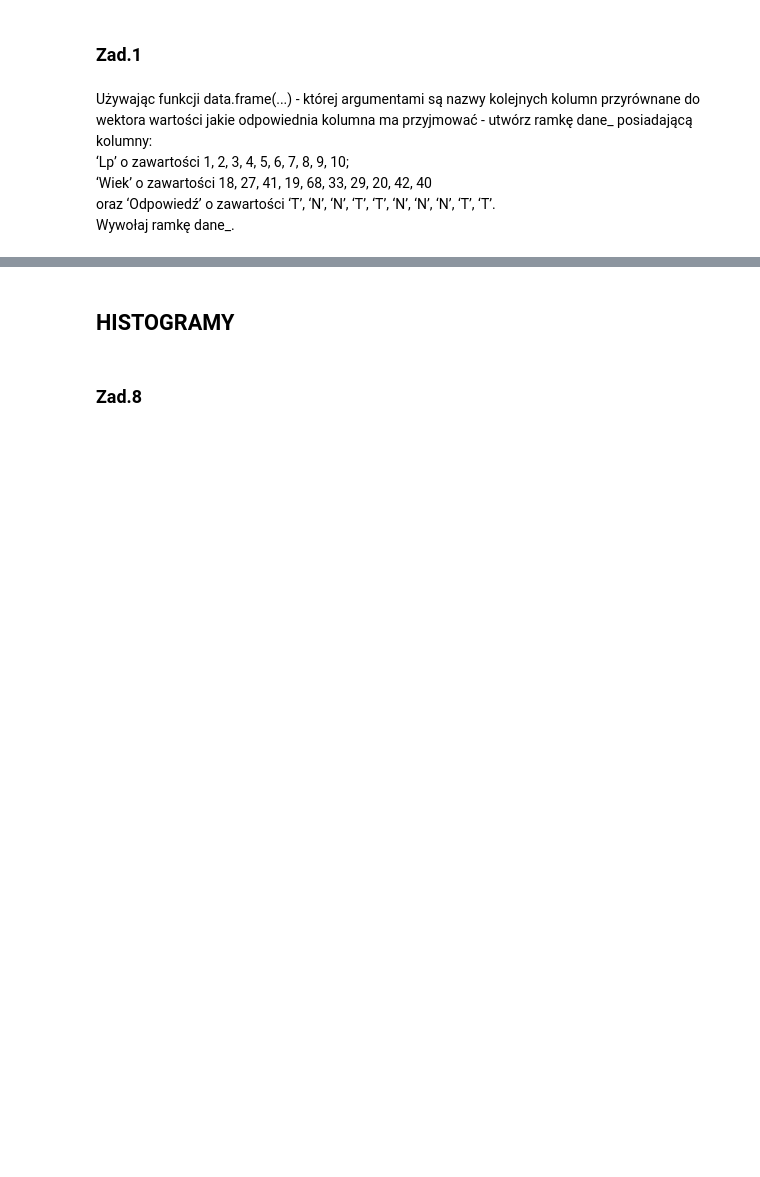
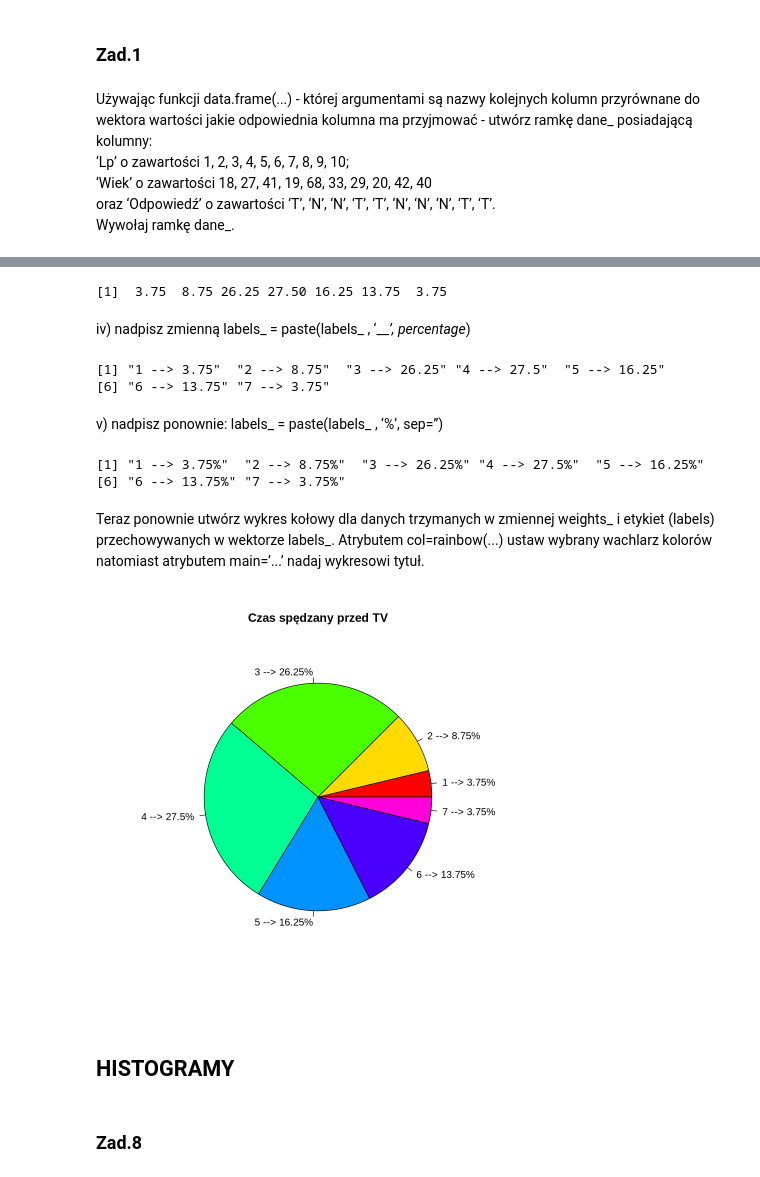
Before and after one commit to 30james00/pollub_R, a Jupyter notebook: Lab3.ipynb, the cells around one changed output, grey strips where cells are left out. Drawn from its saved outputs; the diff is of its cells as text; code cells hidden in the pictures; blank space fills up the shorter version.

```diff
--- a/Lab3.ipynb
+++ b/Lab3.ipynb
@@ -33,0 +66,3 @@ A data.frame: 10 × 3
+# %%
+weights_ <- as.vector(table(f_tv))
+weights_
@@ -34,3 +73,33 @@ A data.frame: 10 × 3
+# %%
+percentage_ <- weights_ / sum(weights_) * 100
+percentage_
+# %% [output]
+[1]  3.75  8.75 26.25 27.50 16.25 13.75  3.75
+# %% [markdown]
+iv) nadpisz zmienną labels_ = paste(labels_ , ‘___’, percentage_)
+# %%
+labels_ <- paste(labels_, '-->', percentage_)
+labels_
+# %% [output]
+[1] "1 --> 3.75"  "2 --> 8.75"  "3 --> 26.25" "4 --> 27.5"  "5 --> 16.25"
+[6] "6 --> 13.75" "7 --> 3.75"
+# %% [markdown]
+v) nadpisz ponownie: labels_ = paste(labels_ , ‘%’, sep=’’)
+# %%
+labels_ <- paste(labels_, '%', sep='')
+labels_
+# %% [output]
+[1] "1 --> 3.75%"  "2 --> 8.75%"  "3 --> 26.25%" "4 --> 27.5%"  "5 --> 16.25%"
+[6] "6 --> 13.75%" "7 --> 3.75%"
+# %% [markdown]
+Teraz ponownie utwórz wykres kołowy dla danych trzymanych w zmiennej weights_ i etykiet
+(labels) przechowywanych w wektorze labels_. Atrybutem col=rainbow(...) ustaw wybrany
+wachlarz kolorów natomiast atrybutem main=’...’ nadaj wykresowi tytuł.
+# %%
+pie(weights_, labels = labels_, col = rainbow(length(weights_)),
+main = 'Czas spędzany przed TV')
+# %% [output]
+[figure, added]
 # %% [markdown]
 ## HISTOGRAMY
 # %% [markdown]
```
Also changed, not shown: parts of 13 cells of this notebook, 2 other files.
